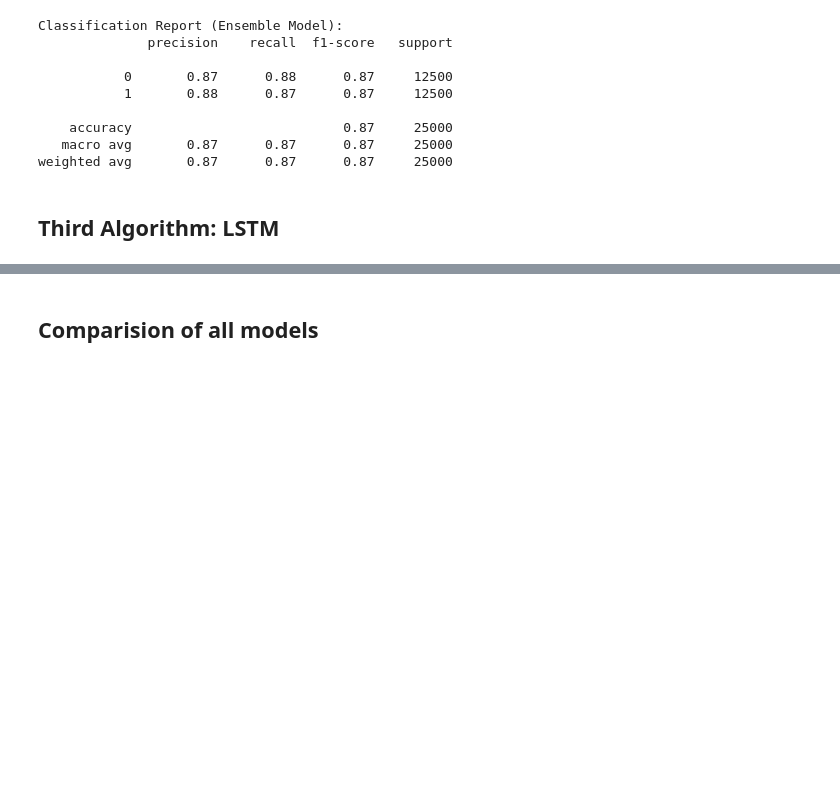
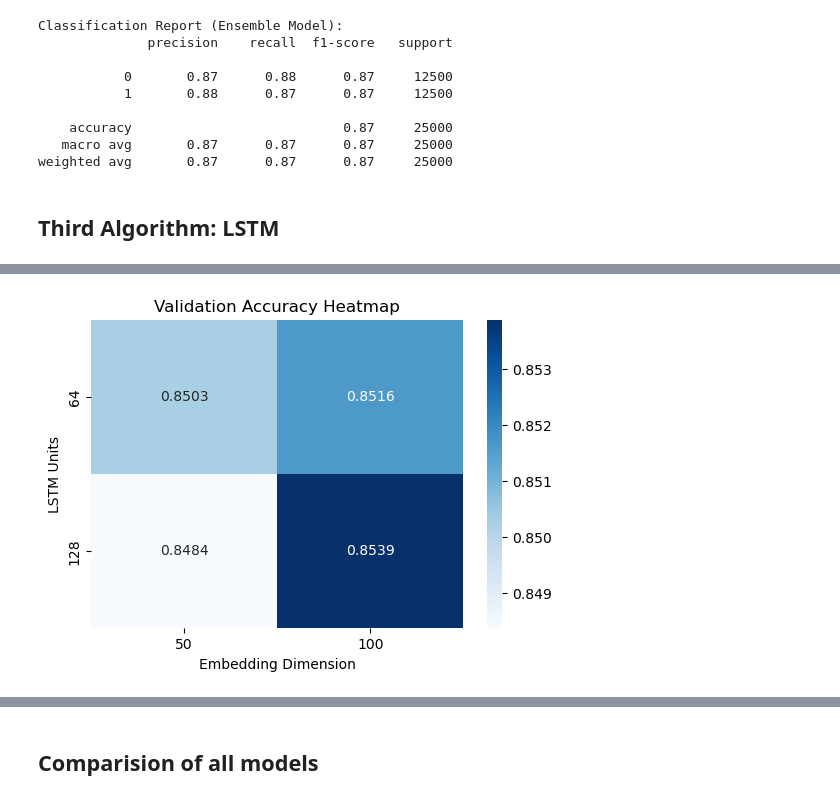
Before and after one commit to shakyaa89/Movie-Reviews-Sentiment-Analysis, a Jupyter notebook: 23048469 Shashwat Shakya.ipynb, the cells around one changed output, grey strips where cells are left out. Drawn from its saved outputs; the diff is of its cells as text; code cells hidden in the pictures; blank space fills up the shorter version.

Commit message:
Updated Hyperparameter Tuning

```diff
--- a/23048469 Shashwat Shakya.ipynb
+++ b/23048469 Shashwat Shakya.ipynb
@@ -376,0 +368,12 @@ lstm_model.compile(loss='binary_crossentropy', optimizer='adam',metrics=['accura
+# %%
+# Creating a function to build LSTM model for hyperparameter tuning
+def lstm_parameter_tuning(embedding_dim, lstm_units):
+    lstm_model_tuning = Sequential([
+        Input(shape=(120,)),
+        Embedding(input_dim=10000, output_dim=embedding_dim),
+        LSTM(lstm_units),
+        Dense(1, activation='sigmoid')
+    ])
+
+    lstm_model_tuning.compile(loss='binary_crossentropy', optimizer='adam',metrics=['accuracy'])
+    return lstm_model_tuning
@@ -376,0 +447,20 @@ lstm_model.compile(loss='binary_crossentropy', optimizer='adam',metrics=['accura
+# %%
+import seaborn as sns
+
+# Create a pivot table with rows = LSTM units, and columns = embedding dim
+heatmap_data = tuning_results_df.pivot_table(
+    index="LSTM units",
+    columns="Embedding dim",
+    values="best_val_accuracy"
+)
+
+# Plotting a figure to show the accuracy of embedding dimension and LSTM units
+plt.figure(figsize=(6,4))
+sns.heatmap(heatmap_data, annot=True, cmap="Blues", fmt=".4f")
+
+plt.title("Validation Accuracy Heatmap")
+plt.xlabel("Embedding Dimension")
+plt.ylabel("LSTM Units")
+plt.show()
+# %% [output]
+[figure, added]
```
Also changed, not shown: parts of 13 cells of this notebook, 2 other files.
